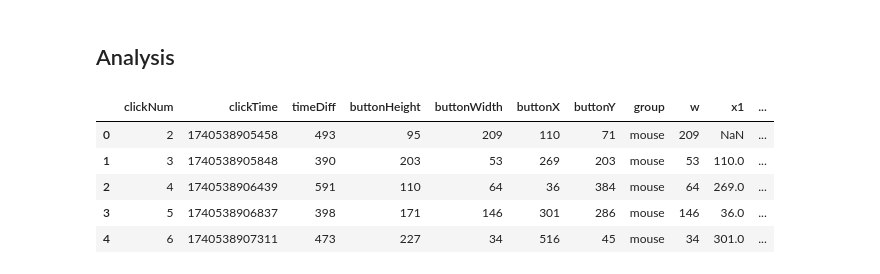
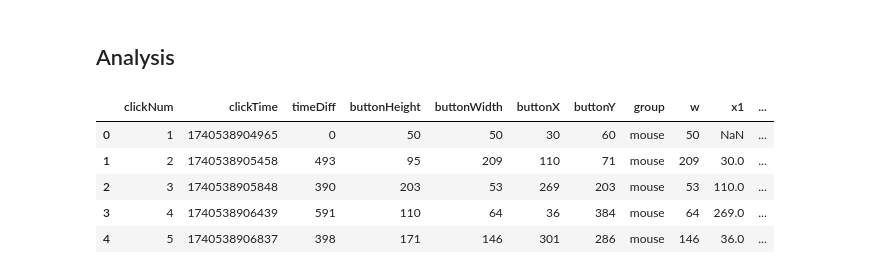
Before and after one commit to jharris876/COSC559_Group3, a Jupyter notebook: data_analysis.ipynb, the cells around one changed output. Drawn from its saved outputs; the diff is of its cells as text; code cells hidden in the pictures.

```diff
--- a/data_analysis.ipynb
+++ b/data_analysis.ipynb
@@ -72,27 +72,24 @@ Where the first sample is the initial starting point, then X1 is the previous bu
 ## Analysis
 # %%
 analysis = all_data.copy()
-# excluding first clicks for both runs
-analysis = analysis[analysis['clickNum'] != 1].reset_index(drop=True)
-
 analysis['w'] = analysis['buttonWidth']
 
 # fields for distance calculation
 analysis['x1'] = analysis['buttonX'].shift(1)
 analysis['y1'] = analysis['buttonY'].shift(1)
 analysis['(x1-x2)^2'] = analysis.apply(
                     lambda row: (row['x1'] - row['buttonX'])**2 if pd.notna(row['x1']) else row['buttonX'], axis=1
                 )
 analysis['(y1-y2)^2'] = analysis.apply(
                     lambda row: (row['y1'] - row['buttonY'])**2 if pd.notna(row['y1']) else row['buttonY'], axis=1
                 )
 analysis['d'] = np.sqrt(analysis['(x1-x2)^2'] + analysis['(y1-y2)^2'])
 
 analysis.head()
 # %% [output]
 |  | clickNum | clickTime | timeDiff | buttonHeight | buttonWidth | buttonX | buttonY | group | w | x1 | ... |
-| 0 | 2 | 1740538905458 | 493 | 95 | 209 | 110 | 71 | mouse | 209 | NaN | ... |
-| 1 | 3 | 1740538905848 | 390 | 203 | 53 | 269 | 203 | mouse | 53 | 110.0 | ... |
-| 2 | 4 | 1740538906439 | 591 | 110 | 64 | 36 | 384 | mouse | 64 | 269.0 | ... |
-| 3 | 5 | 1740538906837 | 398 | 171 | 146 | 301 | 286 | mouse | 146 | 36.0 | ... |
-| 4 | 6 | 1740538907311 | 473 | 227 | 34 | 516 | 45 | mouse | 34 | 301.0 | ... |
+| 0 | 1 | 1740538904965 | 0 | 50 | 50 | 30 | 60 | mouse | 50 | NaN | ... |
+| 1 | 2 | 1740538905458 | 493 | 95 | 209 | 110 | 71 | mouse | 209 | 30.0 | ... |
+| 2 | 3 | 1740538905848 | 390 | 203 | 53 | 269 | 203 | mouse | 53 | 110.0 | ... |
+| 3 | 4 | 1740538906439 | 591 | 110 | 64 | 36 | 384 | mouse | 64 | 269.0 | ... |
+| 4 | 5 | 1740538906837 | 398 | 171 | 146 | 301 | 286 | mouse | 146 | 36.0 | ... |
```
Also changed, not shown: parts of 3 cells of this notebook.
